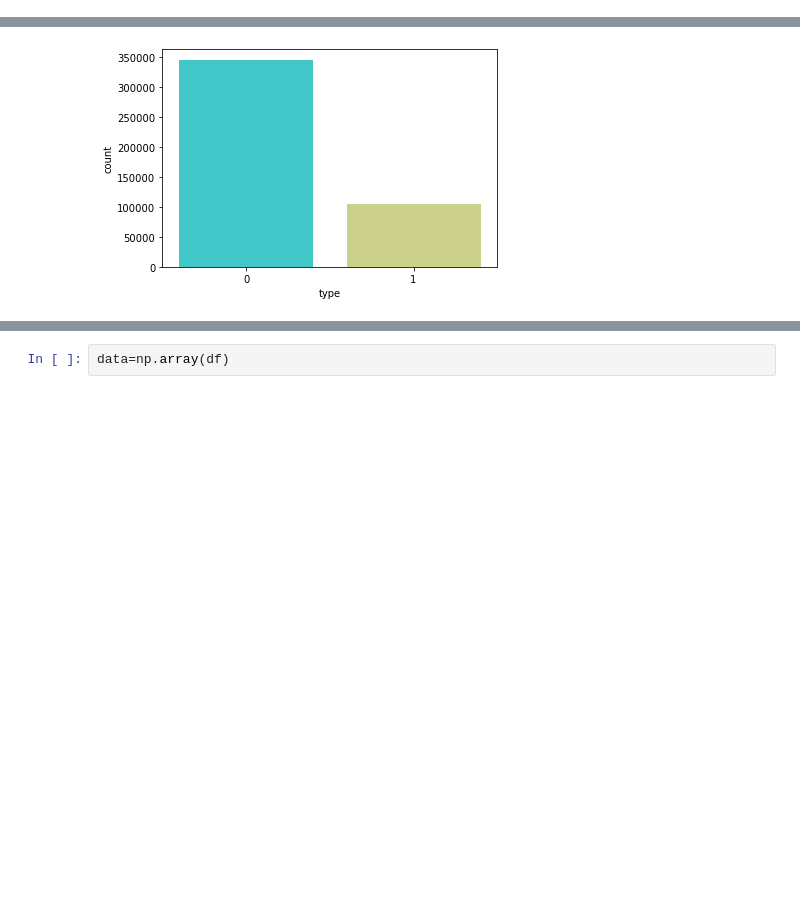
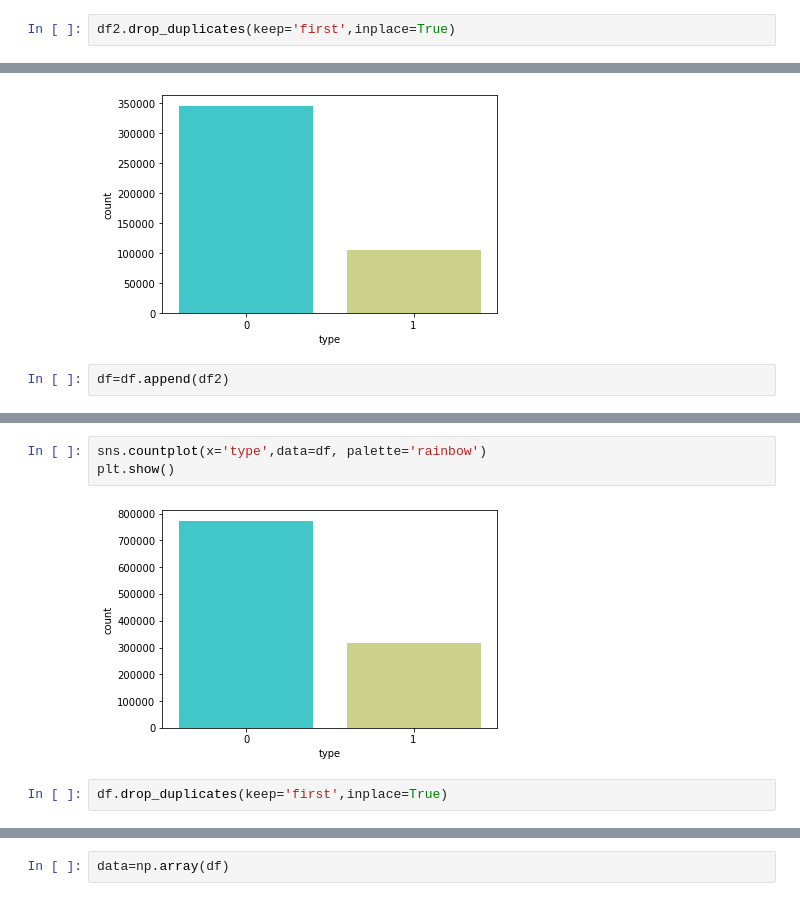
Before and after one commit to alphabeta2206/Mal_URL, a Jupyter notebook: Models/Model-1.ipynb, the cells around one changed output, grey strips where cells are left out. Drawn from its saved outputs; the diff is of its cells as text; blank space fills up the shorter version.

```diff
--- a/Models/Model-1.ipynb
+++ b/Models/Model-1.ipynb
@@ -102,2 +88,4 @@ df2.head()
+# %%
+df2.drop_duplicates(keep='first',inplace=True)
 # %%
 df2=df2.rename(columns={'result': 'type'})
@@ -115,3 +117,5 @@ sns.countplot(x='type',data=df2, palette='rainbow')
 plt.show()
 # %% [output]
 [figure]
+# %%
+df=df.append(df2)
@@ -117,0 +131,7 @@ plt.show()
+# %%
+sns.countplot(x='type',data=df, palette='rainbow')
+plt.show()
+# %% [output]
+[figure, added]
+# %%
+df.drop_duplicates(keep='first',inplace=True)
```
Also changed, not shown: parts of 18 cells of this notebook, 1 other file.
